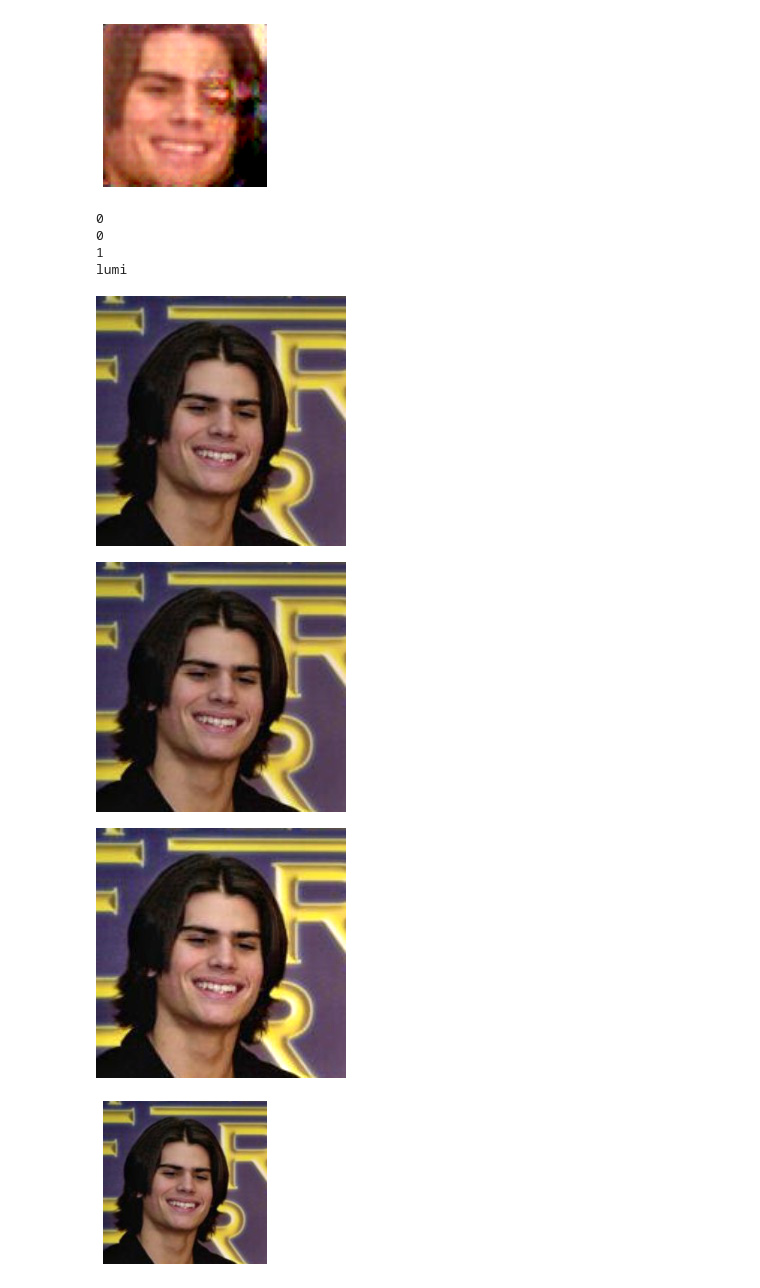
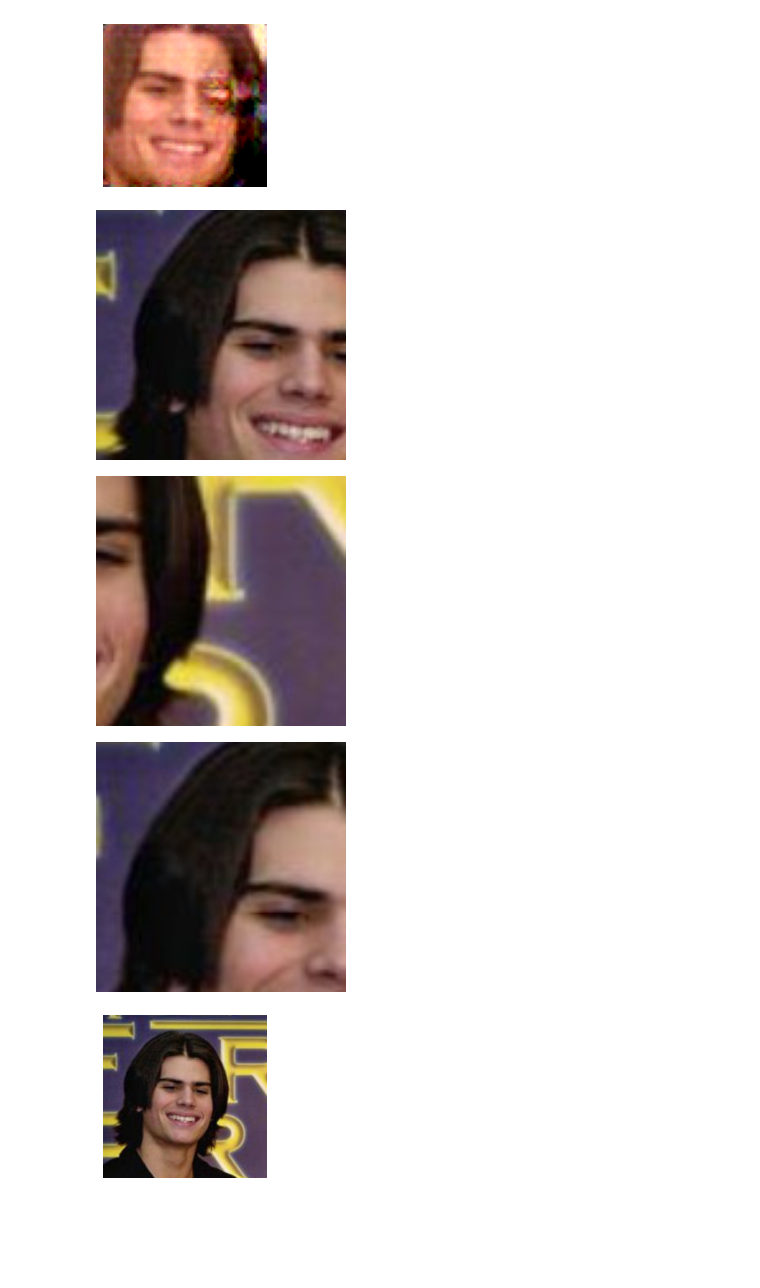
Before and after one commit to Eva427/CICR-Impainting, a Jupyter notebook: test.ipynb, the cells around one changed output. Saved outputs shown, nothing was run; the diff lists cells and outputs as text; code cells hidden in the pictures; blank space fills up the shorter version.

```diff
--- a/test.ipynb
+++ b/test.ipynb
@@ -138,6 +138,7 @@ from PIL import Image, ImageEnhance
 import numpy as np
 import math
 import random
+from torchvision import transforms
 
 def zoom(img,factor=0):
     size = (width, height) = (img.size)
@@ -152,6 +153,16 @@ def zoom(img,factor=0):
     img = img.crop((left, upper, right, lower))
     img = img.resize(size)
     return img
+
+def crop(img):
+    (mu,sigma) = (40,10)
+    size = img.size[0]
+    factor = np.random.normal(mu, sigma)
+
+    transfo = transforms.Compose([transforms.RandomCrop(size*factor/100),
+                        transforms.Resize((size,size))])
+
+    return transfo(img)
 
 def rotation(img):
     (mu,sigma) = (1,1)
@@ -184,44 +195,43 @@ def color(img):
     func = ImageEnhance.Color(img)
     return enhance(img,func)
 
 def sharpness(img):
     func = ImageEnhance.Sharpness(img)
     return enhance(img,func)
 
 def randomTransfo(imgs):
     (mu,sigma) = (1.3,0.2)
 
     for k,img in enumerate(imgs) :
         nbTransfo = np.random.normal(mu, sigma)
         nbTransfo = abs(nbTransfo)
         nbTransfo = int(nbTransfo)
 
         print(nbTransfo)
         transfos = [zoom, rotation, mirror, lumi, contrast, color, sharpness]
         for i in range(nbTransfo):
             func = random.choice(transfos)
             print(func. __name__)
             transfos.remove(func)
             imgs[k] = func(img.copy())
 
     return imgs
 
 path = "./data/lfw/AJ_Lamas/AJ_Lamas_0001.jpg"
 
 with Image.open(path) as img:
     imgs = [img,img,img]
-    imgs = randomTransfo(imgs)
-    imgs[0].show()
-    imgs[1].show()
-    imgs[2].show()
+    #imgs = randomTransfo(imgs)
+    #imgs[0].show()
+    #imgs[1].show()
+    #imgs[2].show()
+    crop(img).show()
+    crop(img).show()
+    crop(img).show()
 # %% [output]
-0
-0
-1
-lumi
-[figure, old version]
+[figure, new version]
-[figure, old version]
+[figure, new version]
-[figure, old version]
+[figure, new version]
 # %%
 import impaintingLib as imp
 from PIL import Image, ImageEnhance
```
Also changed, not shown: 16 other files.
